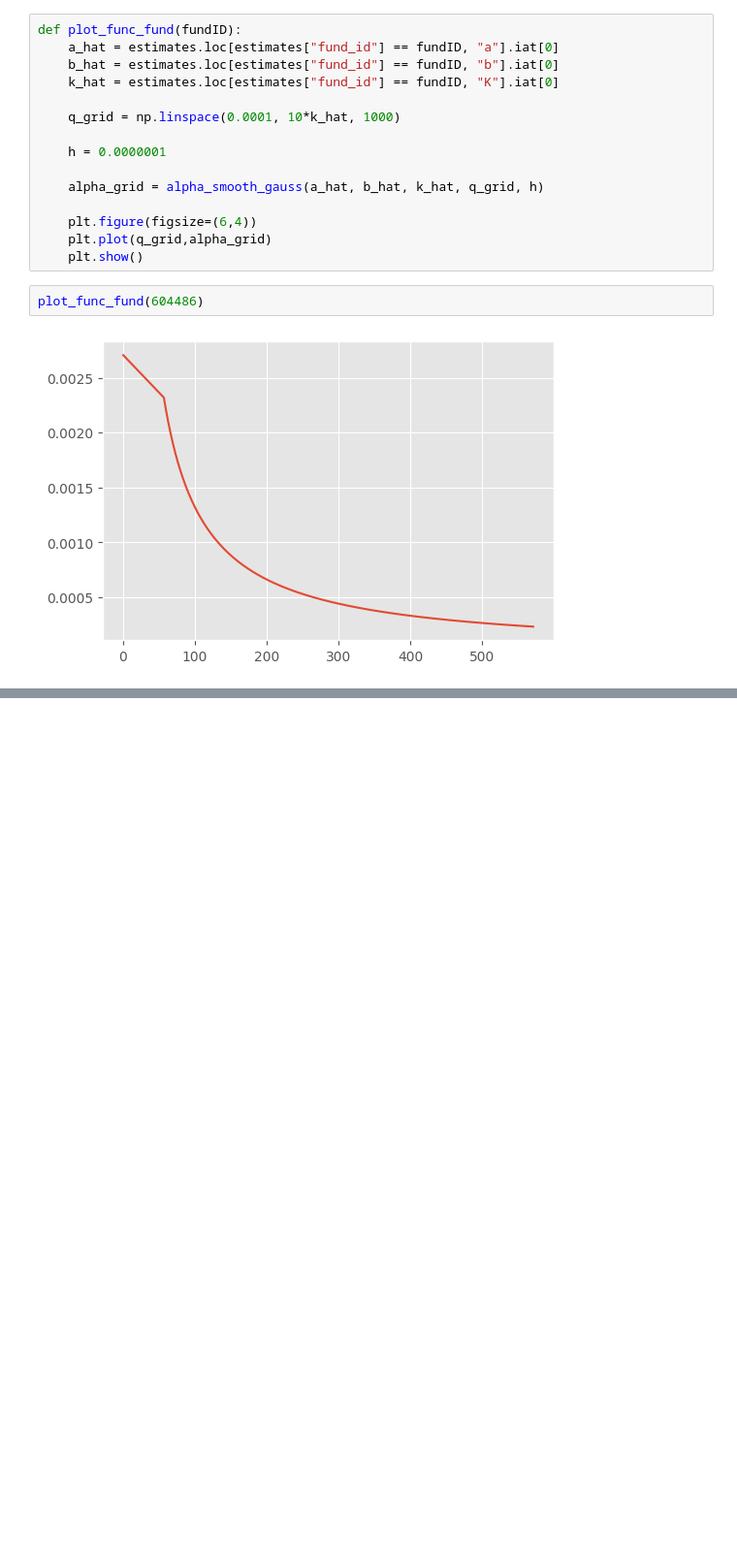
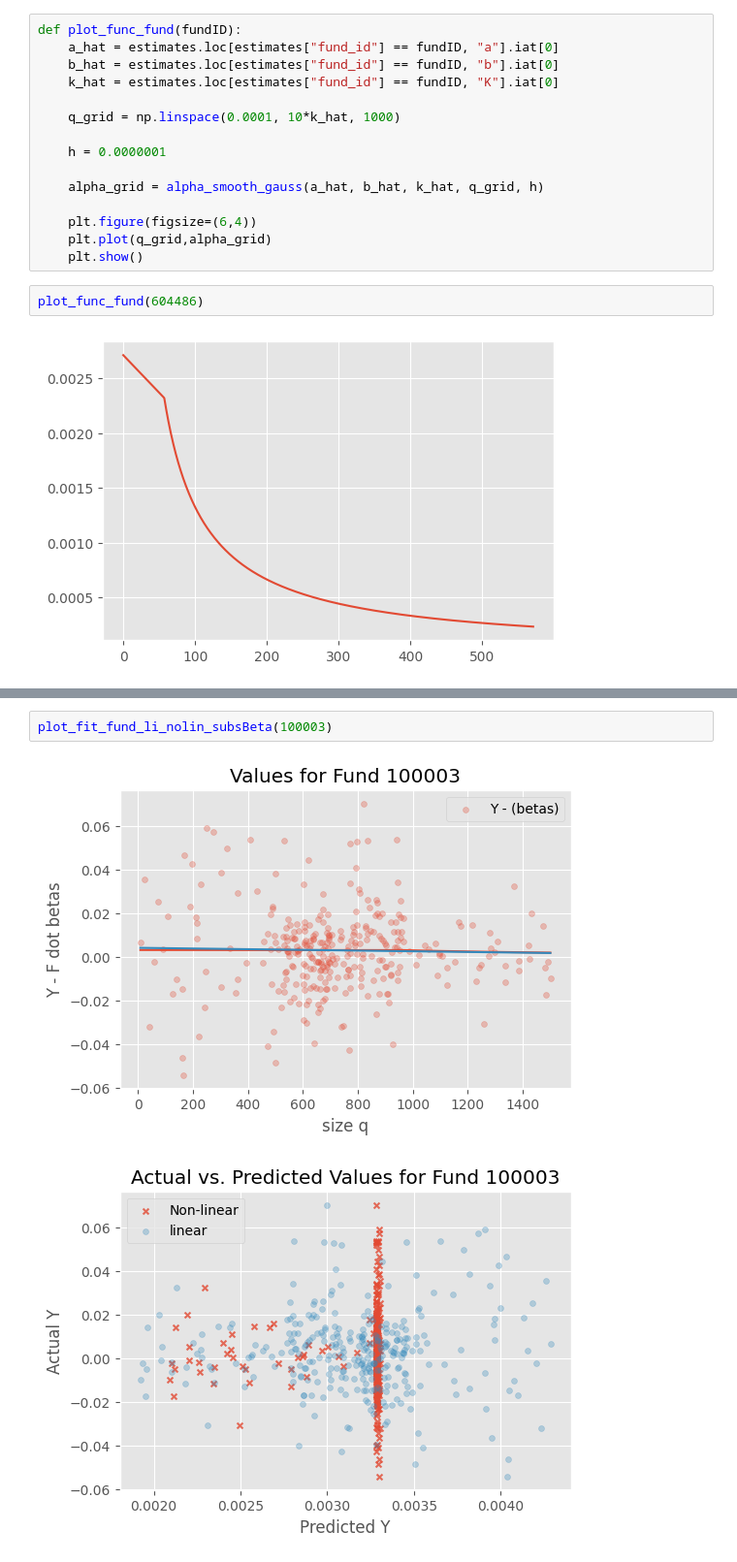
Before and after one commit to DavidSandovalRodriguez/Fund-Kink-Smoothing, a Jupyter notebook: WorkingNotebook.ipynb, the cells around one changed output, grey strips where cells are left out. Shown at 97% size. Saved outputs shown, nothing was run; the diff lists cells and outputs as text; blank space fills up the shorter version.

```diff
--- a/WorkingNotebook.ipynb
+++ b/WorkingNotebook.ipynb
@@ -424,0 +486,5 @@ plot_fit_fund_li_nolin(604486)
+# %%
+plot_fit_fund_li_nolin_subsBeta(100003)
+# %% [output]
+[figure, added]
+[figure, added]
```
Also changed, not shown: parts of 7 cells of this notebook.
